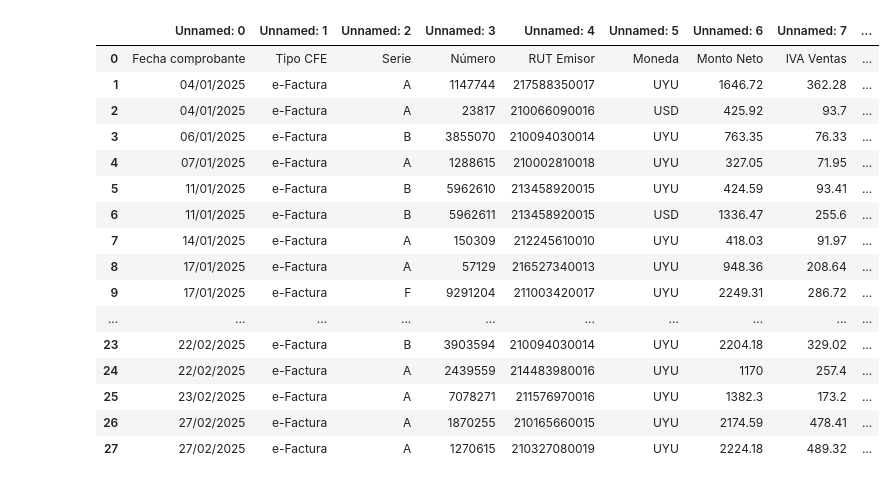
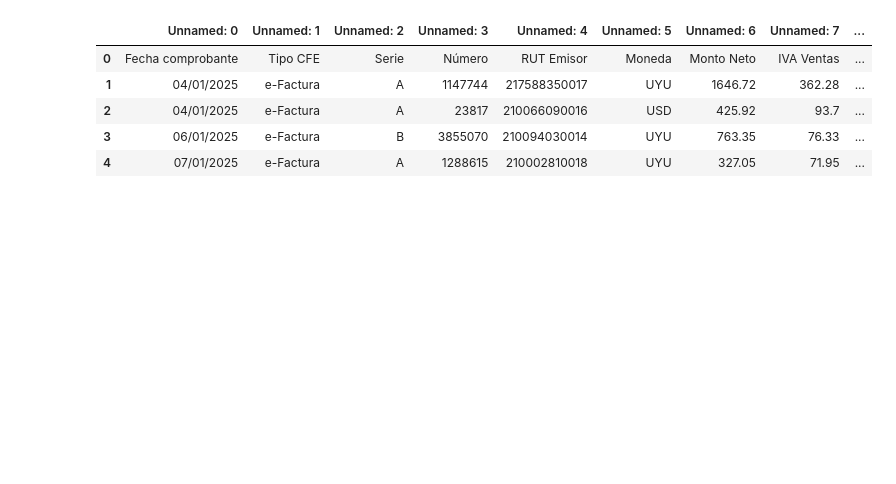
Before and after one commit to Fercaspe/CFE_Processor, a Jupyter notebook: PruebaIVA.ipynb, the cells around one changed output. Cells and saved outputs as stored; diff of their text form; code cells hidden in the pictures; blank space fills up the shorter version.

```diff
--- a/PruebaIVA.ipynb
+++ b/PruebaIVA.ipynb
@@ -3,36 +3,28 @@
 # %%
 import pandas as pd
 import numpy as np
 import unicodedata
 
-# Read the excel CFE file from GitHub
+# Read the excel CFE and Proveedores files from GitHub
 # Get the raw file URL by replacing 'blob' with 'raw' in the GitHub URL
 
 url = "https://github.com/Fercaspe/CFE_Processor/raw/main/cferecibidos.xls"
+url_p = "https://github.com/Fercaspe/CFE_Processor/raw/main/proveedores.xlsx"
 
-# Create dataframe ignoring first 8 rows with no relevant information & explicitly specify the engine
+# Create dataframe ignoring first 8 rows with no relevant information & explicitly specify the engine (CFE is .xls)
 
 df = pd.read_excel(url, skiprows=8, engine='xlrd')
 
-df
+df_p = pd.read_excel(url_p)
+
+df.head()
 # %% [output]
 |  | Unnamed: 0 | Unnamed: 1 | Unnamed: 2 | Unnamed: 3 | Unnamed: 4 | Unnamed: 5 | Unnamed: 6 | Unnamed: 7 | ... |
 | 0 | Fecha comprobante | Tipo CFE | Serie | Número | RUT Emisor | Moneda | Monto Neto | IVA Ventas | ... |
 | 1 | 04/01/2025 | e-Factura | A | 1147744 | 217588350017 | UYU | 1646.72 | 362.28 | ... |
 | 2 | 04/01/2025 | e-Factura | A | 23817 | 210066090016 | USD | 425.92 | 93.7 | ... |
 | 3 | 06/01/2025 | e-Factura | B | 3855070 | 210094030014 | UYU | 763.35 | 76.33 | ... |
 | 4 | 07/01/2025 | e-Factura | A | 1288615 | 210002810018 | UYU | 327.05 | 71.95 | ... |
-| 5 | 11/01/2025 | e-Factura | B | 5962610 | 213458920015 | UYU | 424.59 | 93.41 | ... |
-| 6 | 11/01/2025 | e-Factura | B | 5962611 | 213458920015 | USD | 1336.47 | 255.6 | ... |
-| 7 | 14/01/2025 | e-Factura | A | 150309 | 212245610010 | UYU | 418.03 | 91.97 | ... |
-| 8 | 17/01/2025 | e-Factura | A | 57129 | 216527340013 | UYU | 948.36 | 208.64 | ... |
-| 9 | 17/01/2025 | e-Factura | F | 9291204 | 211003420017 | UYU | 2249.31 | 286.72 | ... |
-| ... | ... | ... | ... | ... | ... | ... | ... | ... | ... |
-| 23 | 22/02/2025 | e-Factura | B | 3903594 | 210094030014 | UYU | 2204.18 | 329.02 | ... |
-| 24 | 22/02/2025 | e-Factura | A | 2439559 | 214483980016 | UYU | 1170 | 257.4 | ... |
-| 25 | 23/02/2025 | e-Factura | A | 7078271 | 211576970016 | UYU | 1382.3 | 173.2 | ... |
-| 26 | 27/02/2025 | e-Factura | A | 1870255 | 210165660015 | UYU | 2174.59 | 478.41 | ... |
-| 27 | 27/02/2025 | e-Factura | A | 1270615 | 210327080019 | UYU | 2224.18 | 489.32 | ... |
 # %%
 # Duplicate the fist row to use it as columns names
 df.columns = df.iloc[0]
```
Also changed, not shown: parts of 6 cells of this notebook.
